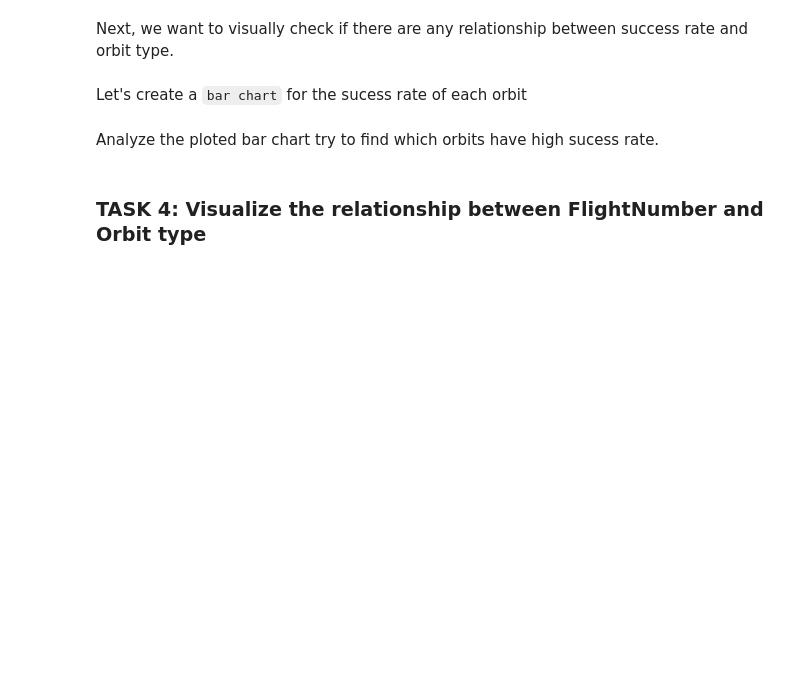
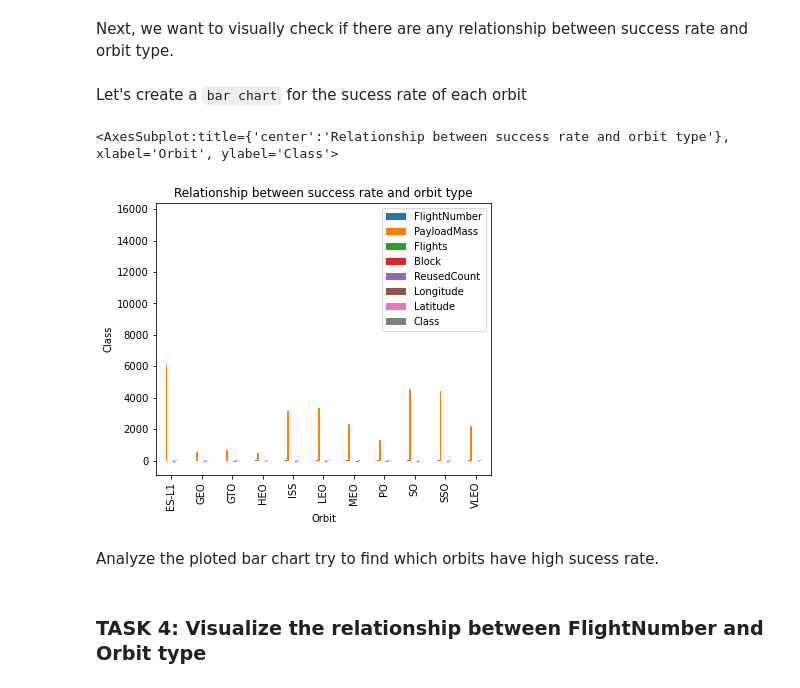
Before and after one commit to shereekidson/edxcapstonerepo, a Jupyter notebook: jupyter-labs-eda-dataviz.ipynb, the cells around one changed output. Saved outputs shown, nothing was run; the diff lists cells and outputs as text; code cells hidden in the pictures; blank space fills up the shorter version.

```diff
--- a/jupyter-labs-eda-dataviz.ipynb
+++ b/jupyter-labs-eda-dataviz.ipynb
@@ -114,6 +114,14 @@ Next, we want to visually check if there are any relationship between success ra
 Let's create a `bar chart` for the sucess rate of each orbit
 # %%
 # HINT use groupby method on Orbit column and get the mean of Class column
+df.plot(kind='bar', figsize=(10, 6))
+dfg = df.groupby(['Orbit'])['Class'].mean()
+
+dfg.plot(kind='bar', title='Relationship between success rate and orbit type', ylabel='Class',
+         xlabel='Orbit', figsize=(6, 5))
+# %% [output]
+<AxesSubplot:title={'center':'Relationship between success rate and orbit type'}, xlabel='Orbit', ylabel='Class'>
+[figure, added]
 # %% [markdown]
 Analyze the ploted bar chart try to find which orbits have high sucess rate.
 # %% [markdown]
```
